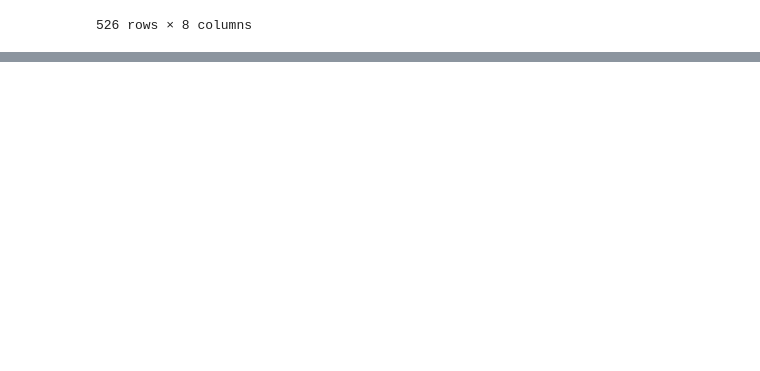
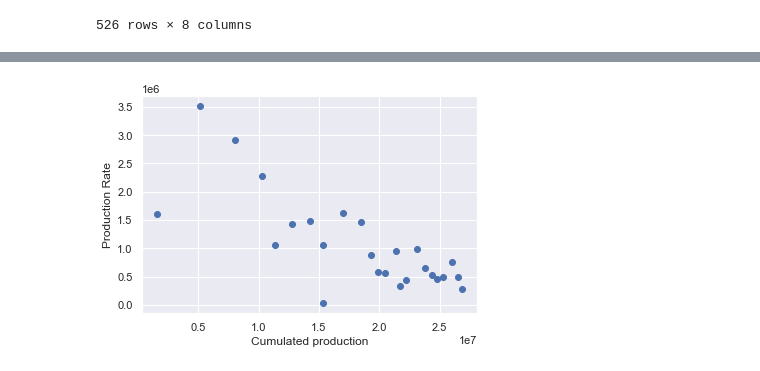
Before and after one commit to psyrixen/Petro, a Jupyter notebook: production analysis.ipynb, the cells around one changed output, grey strips where cells are left out. Cells and saved outputs as stored; diff of their text form; code cells hidden in the pictures; blank space fills up the shorter version.

```diff
--- a/production analysis.ipynb
+++ b/production analysis.ipynb
@@ -162,0 +310,7 @@ monthly.drop(columns=['Month','Year'])
+# %%
+plt.scatter(monthlyF1C_['Cumulated_production'],monthlyF1C_['Total_production'])
+plt.xlabel("Cumulated production")
+plt.ylabel("Production Rate")
+plt.show()
+# %% [output]
+[figure, added]
```
Also changed, not shown: parts of 17 cells of this notebook.
